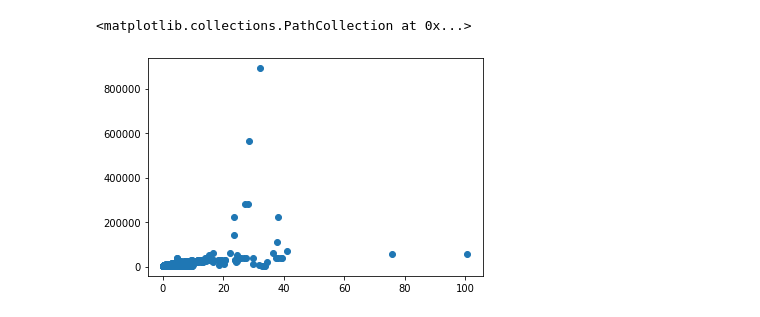
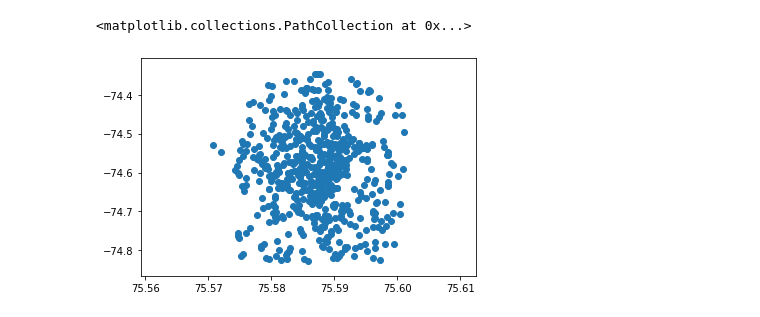
Before and after one commit to University-at-Buffalo-SEDS/astronomy-data-analysis, a Jupyter notebook: vizier.ipynb, the cells around one changed output. Drawn from its saved outputs; the diff is of its cells as text; code cells hidden in the pictures.

```diff
--- a/vizier.ipynb
+++ b/vizier.ipynb
@@ -14,0 +23,11 @@ Index(['Cl', 'N', 'ID', 'B-V', 'Vmag', 'LC', 'log.Teff', 'logL', 'Age', 'Mass',
+# %%
+def hms_to_deg(vizier_data):
+    data = vizier_data.split(' ')
+
+    h = float(data[0]) * 15
+    m = float(data[1]) / 60
+    s = float(data[2]) / 60**2
+
+    return h + m + s
+# %%
+vizier_data['RAJ2000'] = [hms_to_deg(vizier_data['RAJ2000'][idx]) for idx in range(len(vizier_data['RAJ2000']))]
@@ -15,3 +36,5 @@ Index(['Cl', 'N', 'ID', 'B-V', 'Vmag', 'LC', 'log.Teff', 'logL', 'Age', 'Mass',
+# %%
+vizier_data['DEJ2000'] = [hms_to_deg(vizier_data['DEJ2000'][idx]) for idx in range(len(vizier_data['DEJ2000']))]
 # %%
 vizier_data.head()
 # %% [output]
@@ -30,5 +51,7 @@ vizier_data = vizier_data.apply(pds.to_numeric, errors='coerce')
+# %%
+vizier_data = vizier_data.reset_index()
 # %%
-plt.scatter(vizier_data['Mass'], np.power(10, vizier_data['log.Teff']))
+plt.scatter(vizier_data['RAJ2000'], vizier_data['DEJ2000'])
 # %% [output]
 <matplotlib.collections.PathCollection at 0x...>
-[figure, old version]
+[figure, new version]
```
Also changed, not shown: parts of 17 cells of this notebook, 2 other files.
